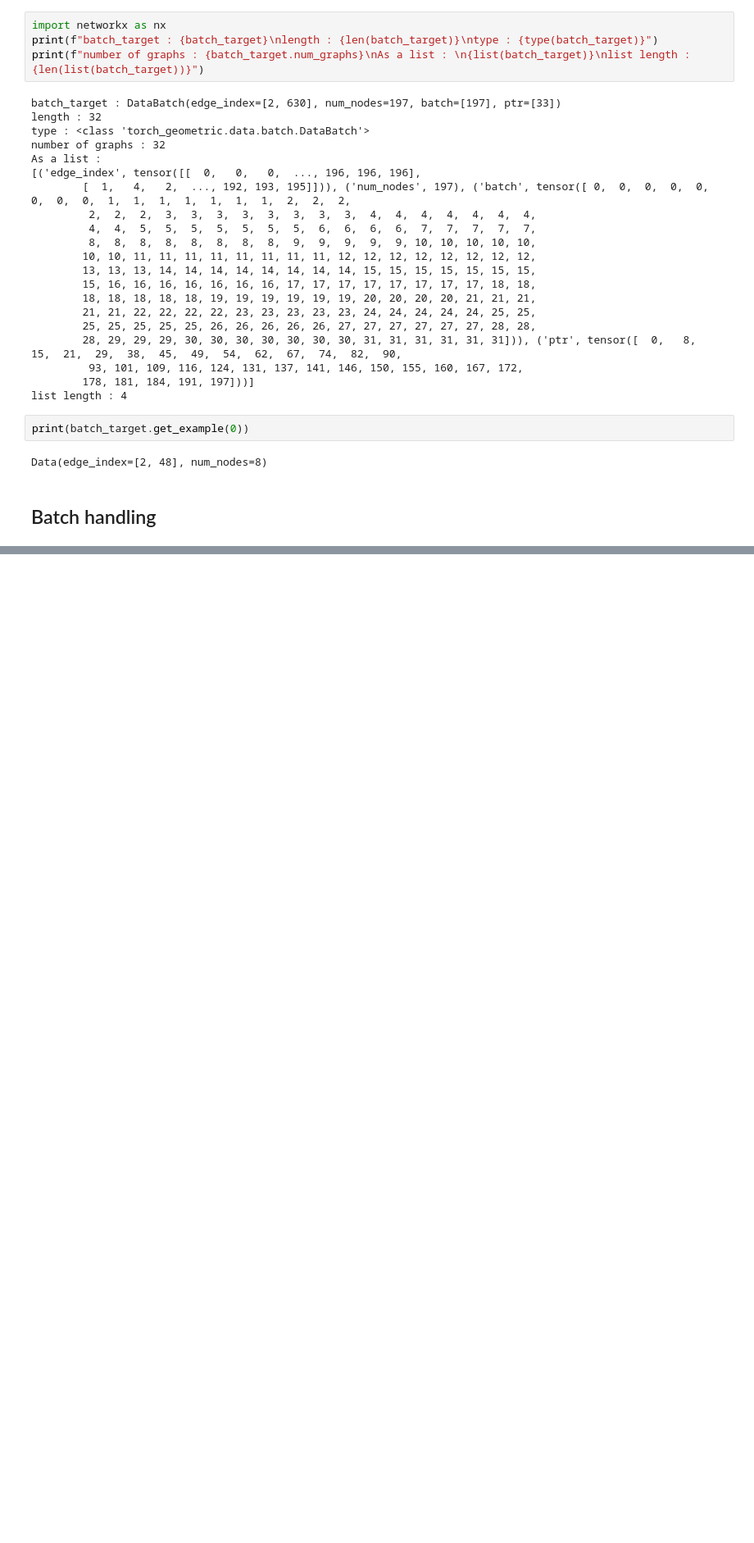
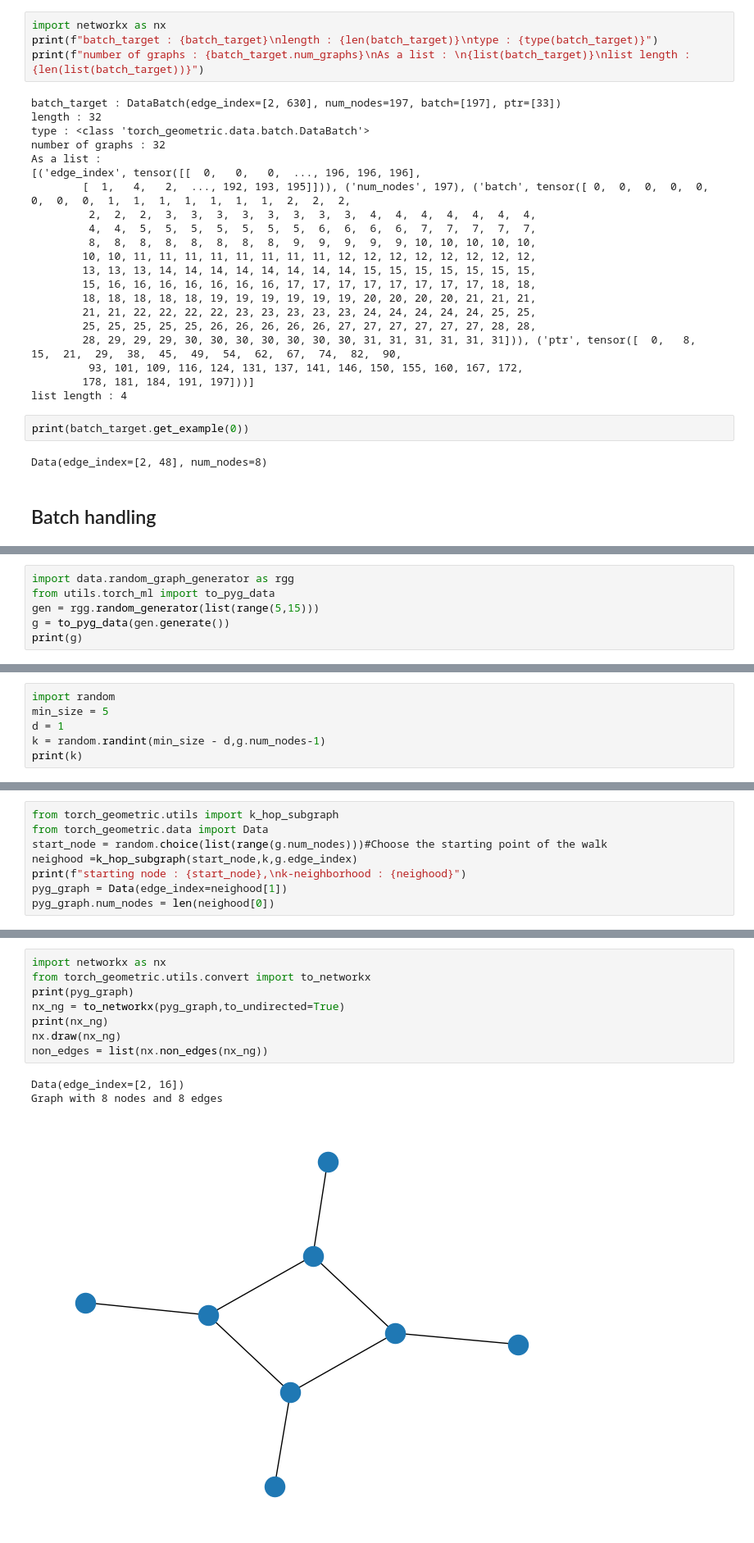
Before and after one commit to Louis-desc/CSE, a Jupyter notebook: Test.ipynb, the cells around one changed output, grey strips where cells are left out. Shown: that part at 82% size. Saved outputs shown, nothing was run; the diff lists cells and outputs as text; blank space fills up the shorter version.

```diff
--- a/Test.ipynb
+++ b/Test.ipynb
@@ -276,0 +181,6 @@ batch_neg_query = Batch.from_data_list(
+# %%
+import data.random_graph_generator as rgg
+from utils.torch_ml import to_pyg_data
+gen = rgg.random_generator(list(range(5,15)))
+g = to_pyg_data(gen.generate())
+print(g)
@@ -276,0 +189,6 @@ batch_neg_query = Batch.from_data_list(
+# %%
+import random
+min_size = 5
+d = 1
+k = random.randint(min_size - d,g.num_nodes-1)
+print(k)
@@ -276,0 +197,8 @@ batch_neg_query = Batch.from_data_list(
+# %%
+from torch_geometric.utils import k_hop_subgraph
+from torch_geometric.data import Data
+start_node = random.choice(list(range(g.num_nodes)))#Choose the starting point of the walk
+neighood =k_hop_subgraph(start_node,k,g.edge_index)
+print(f"starting node : {start_node},\nk-neighborhood : {neighood}")
+pyg_graph = Data(edge_index=neighood[1])
+pyg_graph.num_nodes = len(neighood[0])
@@ -276,0 +220,12 @@ batch_neg_query = Batch.from_data_list(
+# %%
+import networkx as nx
+from torch_geometric.utils.convert import to_networkx
+print(pyg_graph)
+nx_ng = to_networkx(pyg_graph,to_undirected=True)
+print(nx_ng)
+nx.draw(nx_ng)
+non_edges = list(nx.non_edges(nx_ng))
+# %% [output]
+Data(edge_index=[2, 16])
+Graph with 8 nodes and 8 edges
+[figure, added]
```
Also changed, not shown: parts of 89 cells of this notebook.
